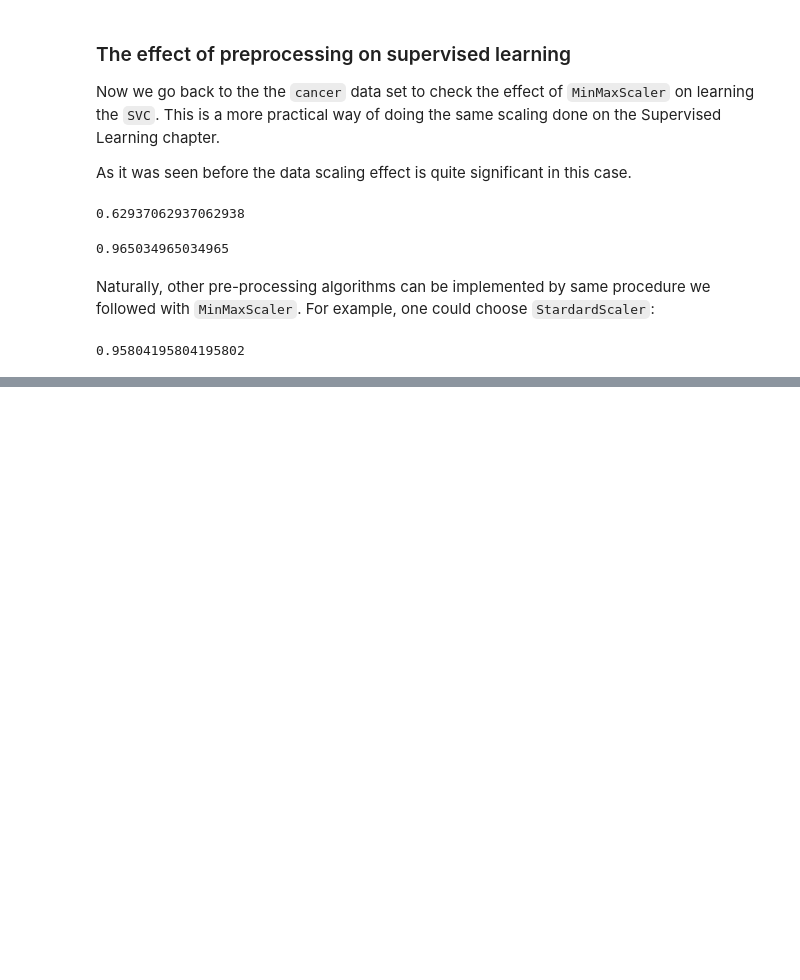
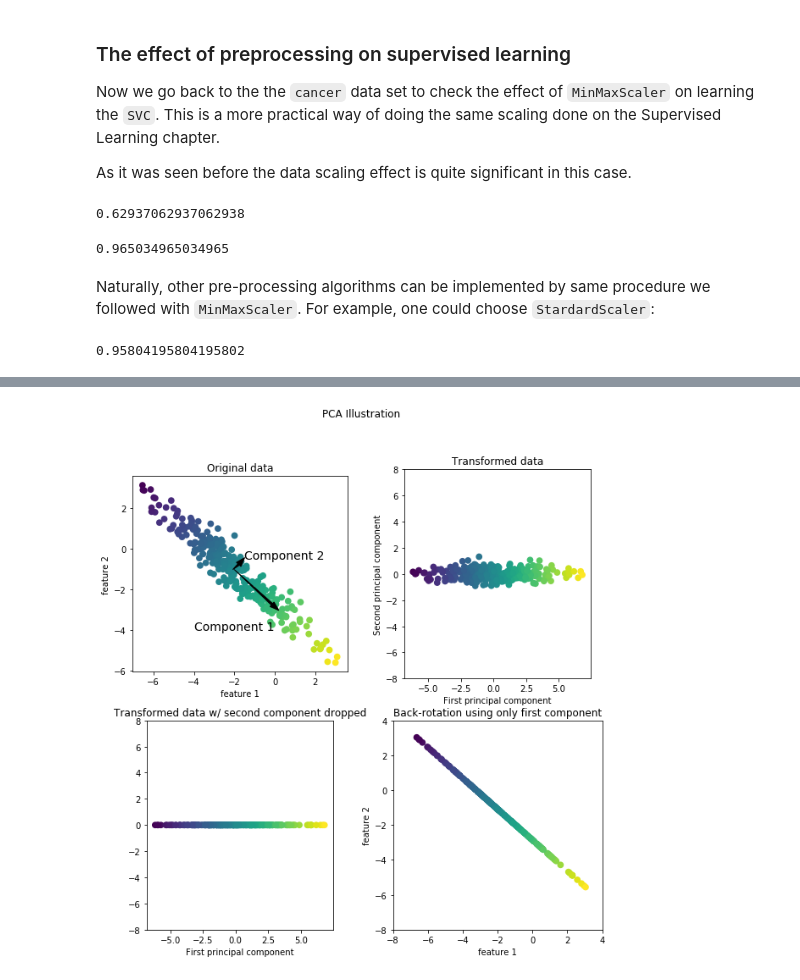
Before and after one commit to rodsveiga/ML_with_Python-Study_notes, a Jupyter notebook: Unsupervised_Learning.ipynb, the cells around one changed output, grey strips where cells are left out. Drawn from its saved outputs; the diff is of its cells as text; code cells hidden in the pictures; blank space fills up the shorter version.

```diff
--- a/Unsupervised_Learning.ipynb
+++ b/Unsupervised_Learning.ipynb
@@ -271,0 +274,6 @@ Transforming data when using unsupervised learning can have many motivations. Th
+# %%
+mglearn.plots.plot_pca_illustration()
+plt.suptitle("PCA Illustration")
+plt.show()
+# %% [output]
+[figure, added]
```
Also changed, not shown: parts of 2 cells of this notebook.
